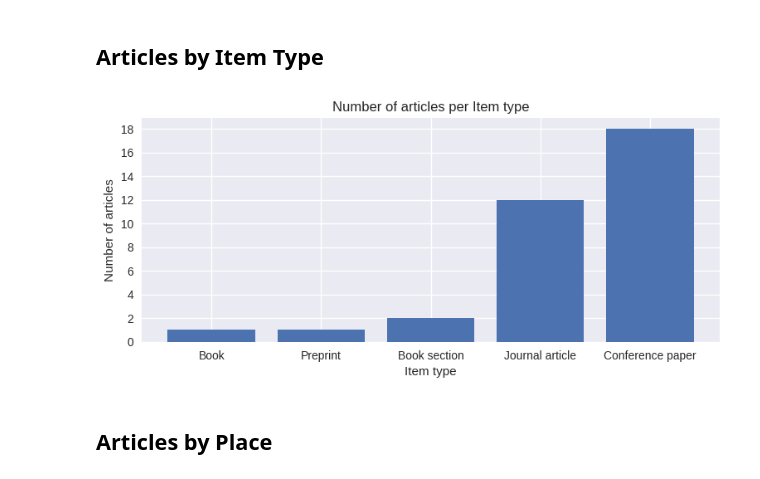
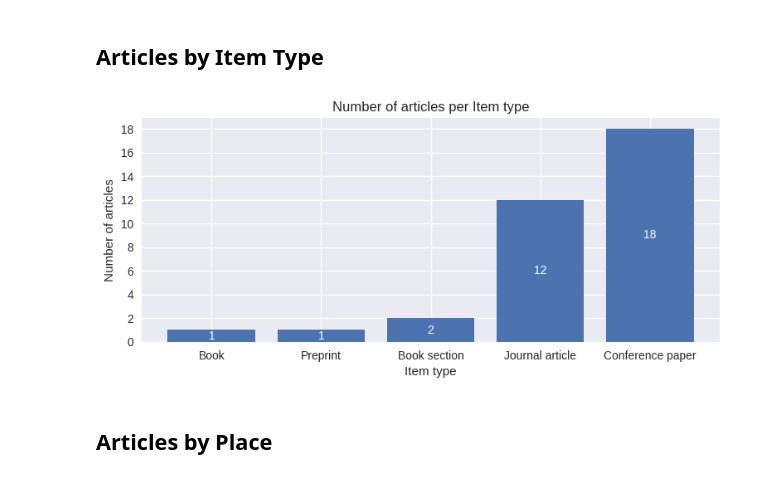
Before and after one commit to danimaniarqsoft/generative-ai-research, a Jupyter notebook: systematic-literature-review/notebook.ipynb, the cells around one changed output. Saved outputs shown, nothing was run; the diff lists cells and outputs as text; code cells hidden in the pictures.

```diff
--- a/systematic-literature-review/notebook.ipynb
+++ b/systematic-literature-review/notebook.ipynb
@@ -126,16 +127,17 @@ plt.show()
 # %%
 articles_per_item_type = articles.groupby('Item Type')['Item Type'].count().sort_values()
 
 plt.figure().set_figwidth(9)
-plt.bar(articles_per_item_type.index, articles_per_item_type.values)
+label = plt.bar(articles_per_item_type.index, articles_per_item_type.values)
+plt.bar_label(label, label_type='center',  padding=0, color='white') #edge, center
 plt.yticks(articles_per_item_type.values)
 plt.gca().yaxis.set_major_locator(mticker.MultipleLocator(2))
 plt.xlabel('Item type')
 plt.ylabel('Number of articles')
 plt.title('Number of articles per Item type')
 plt.show()
 # %% [output]
-[figure, old version]
+[figure, new version]
 # %% [markdown]
 ## Articles by Place
 # %%
```
Also changed, not shown: parts of 6 cells of this notebook, 1 other file.
